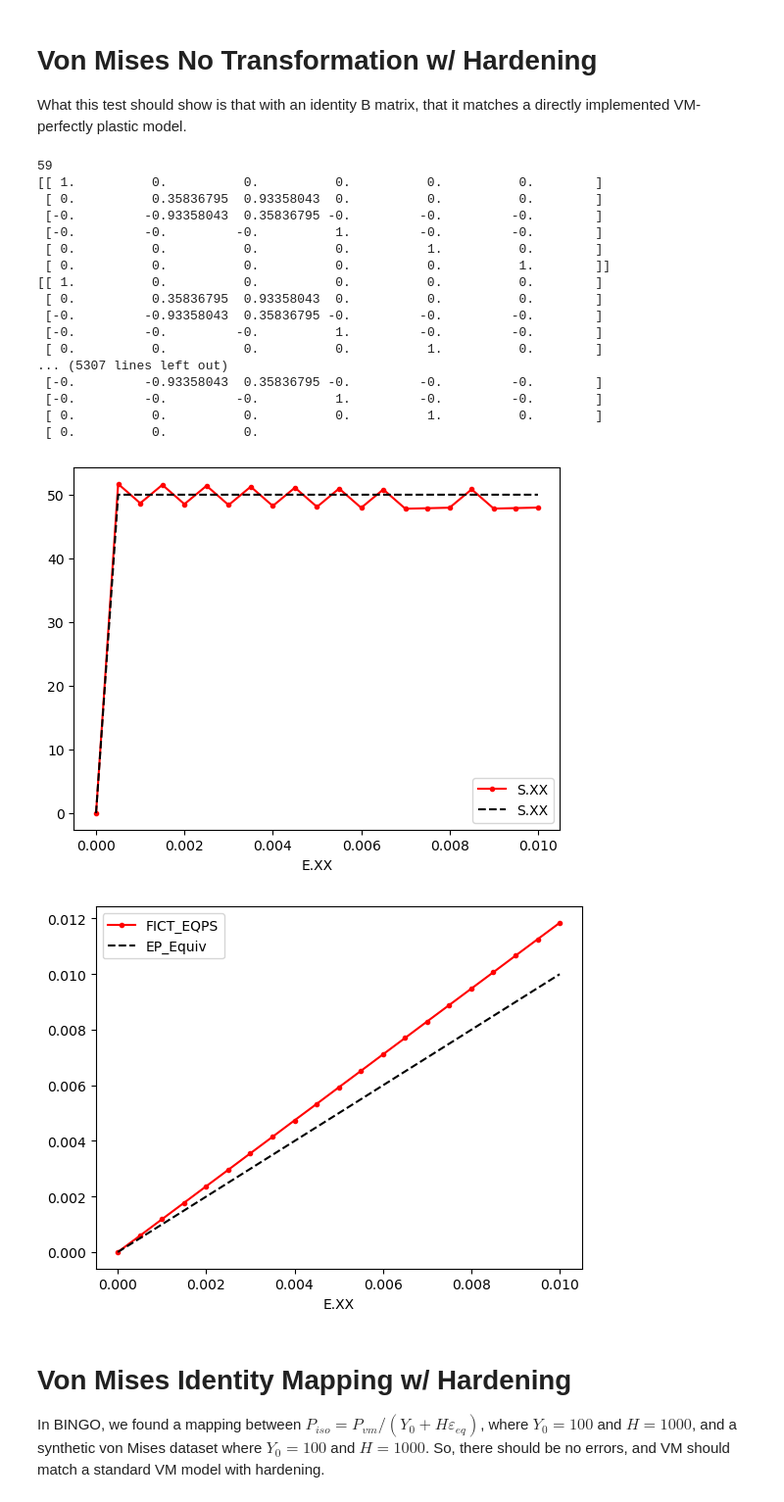
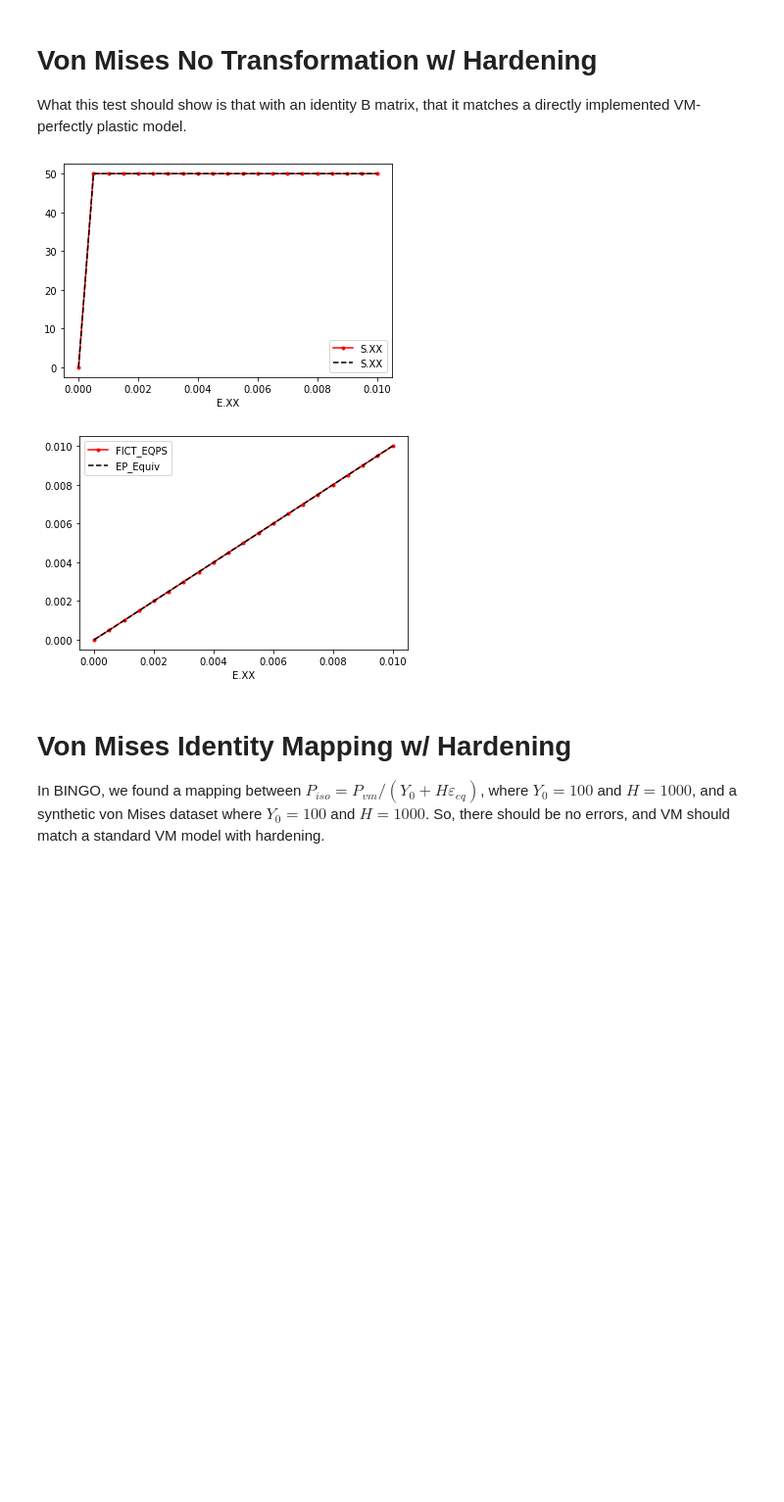
Before and after one commit to brianphung/matmodlab2, a Jupyter notebook: notebooks/ST_GPSR_TTM_hardening_verification.ipynb, the cells around one changed output. Shown at 98% size. Saved outputs shown, nothing was run; the diff lists cells and outputs as text; code cells hidden in the pictures; blank space fills up the shorter version.

```diff
--- a/notebooks/ST_GPSR_TTM_hardening_verification.ipynb
+++ b/notebooks/ST_GPSR_TTM_hardening_verification.ipynb
@@ -172,9 +172,10 @@ What this test should show is that with an identity B matrix, that it matches a
 # %%
 if 'von_mises_no_transformation' in tests_to_run:
     def B(eqps):
-        alpha = 69*np.pi/180
-        B_in = np.array([ [1,0,0], [0, cos(alpha), -sin(alpha)], [ 0, sin(alpha), cos(alpha) ] ])
+        #alpha = 69*np.pi/180
+        #B_in = np.array([ [1,0,0], [0, cos(alpha), -sin(alpha)], [ 0, sin(alpha), cos(alpha) ] ])
         #B_in = np.transpose(B_in) @ np.eye(3) @ B_in
+        B_in = np.eye(3)
         #print(B_in)
         return B_in
 
@@ -244,52 +245,35 @@ if 'von_mises_no_transformation' in tests_to_run:
                         "TRIAL_STRESS_PRE_TRANS_XY",
                         "TRIAL_STRESS_PRE_TRANS_YZ",
                         "TRIAL_STRESS_PRE_TRANS_XZ",
                         'CONV_STRESS_ISO_XX',
                         'CONV_STRESS_ISO_YY',
                         'CONV_STRESS_ISO_ZZ',
                         "CONV_STRESS_ISO_XY",
                         "CONV_STRESS_ISO_YZ",
                         "CONV_STRESS_ISO_XZ",
                         'FICT_SXX',
                         'FICT_SYY',
                         'FICT_SZZ',
                         "FICT_SXY",
                         "FICT_SYZ",
                         "FICT_SXZ",
                         "FICT_EP_XX",  # 0
                         "FICT_EP_YY",  # 1
                         "FICT_EP_ZZ",  # 2
                         'REAL_EP_XX',
                         'REAL_EP_YY',
                         'REAL_EP_ZZ',
                         'S.XX',
                         'S.YY',
                         'S.ZZ',
                         'S.YZ',
                         'S.XZ',
                         'S.XY',
                         'S.VM']]
         df_vm_reference.to_csv('output0.csv')
 # %% [output]
-59
-[[ 1.          0.          0.          0.          0.          0.        ]
- [ 0.          0.35836795  0.93358043  0.          0.          0.        ]
- [-0.         -0.93358043  0.35836795 -0.         -0.         -0.        ]
- [-0.         -0.         -0.          1.         -0.         -0.        ]
- [ 0.          0.          0.          0.          1.          0.        ]
- [ 0.          0.          0.          0.          0.          1.        ]]
-[[ 1.          0.          0.          0.          0.          0.        ]
- [ 0.          0.35836795  0.93358043  0.          0.          0.        ]
- [-0.         -0.93358043  0.35836795 -0.         -0.         -0.        ]
- [-0.         -0.         -0.          1.         -0.         -0.        ]
- [ 0.          0.          0.          0.          1.          0.        ]
-... (5307 lines left out)
- [-0.         -0.93358043  0.35836795 -0.         -0.         -0.        ]
- [-0.         -0.         -0.          1.         -0.         -0.        ]
- [ 0.          0.          0.          0.          1.          0.        ]
- [ 0.          0.          0.
-[figure, old version]
+[figure, new version]
-[figure, old version]
+[figure, new version]
 # %% [markdown]
 # Von Mises Identity Mapping w/ Hardening
 
```
Also changed, not shown: parts of 4 cells of this notebook, 6 other files.
